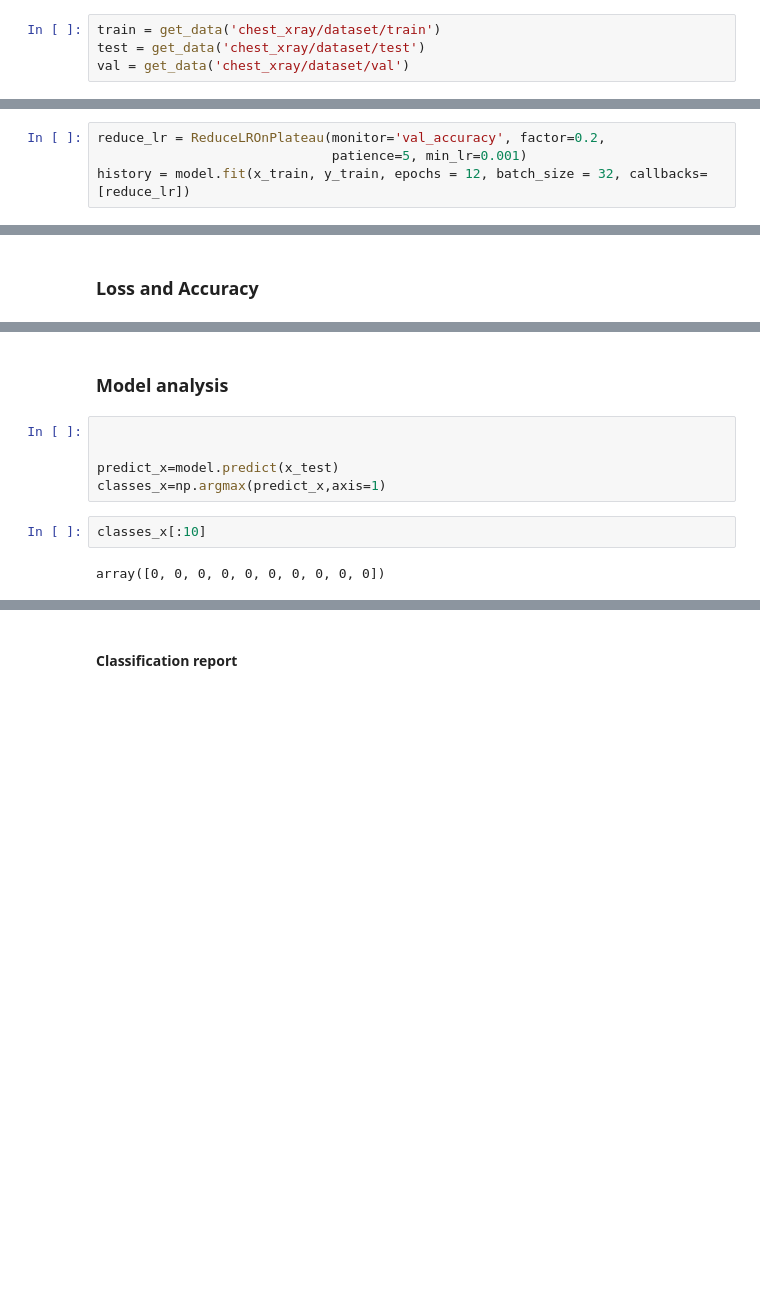
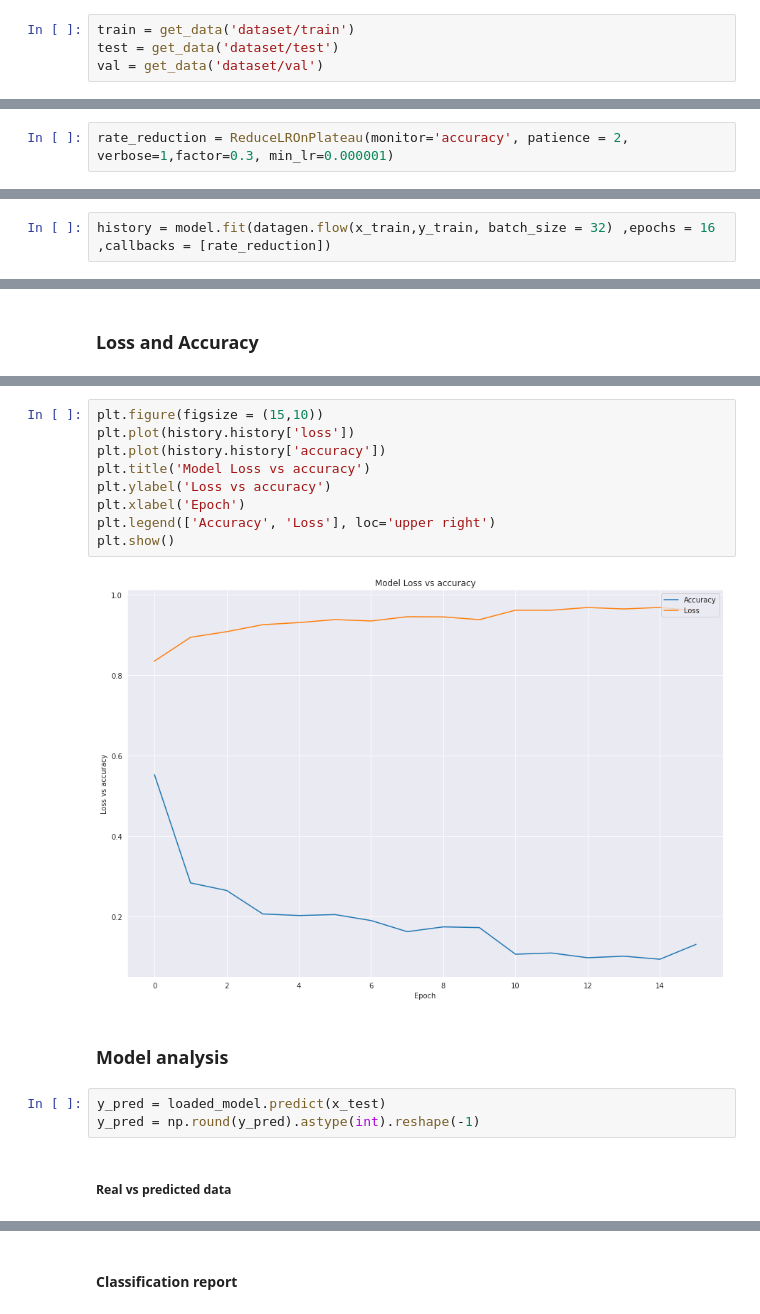
Before and after one commit to rohanpatankar926/onsite_health_diagnostics_aws_cicd, a Jupyter notebook: src/model/Pneumonia-detection/Pneumonia detection.ipynb, the cells around one changed output, grey strips where cells are left out. Drawn from its saved outputs; the diff is of its cells as text; blank space fills up the shorter version.

```diff
--- a/src/model/Pneumonia-detection/Pneumonia detection.ipynb
+++ b/src/model/Pneumonia-detection/Pneumonia detection.ipynb
@@ -34,9 +34,9 @@ def get_data(data_dir):
                 print(e)
     return np.array(data)
 # %%
-train = get_data('chest_xray/dataset/train')
-test = get_data('chest_xray/dataset/test')
-val = get_data('chest_xray/dataset/val')
+train = get_data('dataset/train')
+test = get_data('dataset/test')
+val = get_data('dataset/val')
 # %% [markdown]
 ### Visualize the data for the pneumonia
 # %%
@@ -224,4 +223,2 @@ To enable them in other operations, rebuild TensorFlow with the appropriate comp
 # %%
-reduce_lr = ReduceLROnPlateau(monitor='val_accuracy', factor=0.2,
-                              patience=5, min_lr=0.001)
-history = model.fit(x_train, y_train, epochs = 12, batch_size = 32, callbacks=[reduce_lr])
+rate_reduction = ReduceLROnPlateau(monitor='accuracy', patience = 2, verbose=1,factor=0.3, min_lr=0.000001)
@@ -249,0 +225,2 @@ Epoch 12/12
+# %%
+history = model.fit(datagen.flow(x_train,y_train, batch_size = 32) ,epochs = 16 ,callbacks = [rate_reduction])
@@ -262,11 +268,18 @@ Train accuracy: 0.9654908180236816
+# %%
+plt.figure(figsize = (15,10))
+plt.plot(history.history['loss'])
+plt.plot(history.history['accuracy'])
+plt.title('Model Loss vs accuracy')
+plt.ylabel('Loss vs accuracy')
+plt.xlabel('Epoch')
+plt.legend(['Accuracy', 'Loss'], loc='upper right')
+plt.show()
+# %% [output]
+[figure, added]
 # %% [markdown]
 ### Model analysis
 # %%
-
-
-predict_x=model.predict(x_test)
-classes_x=np.argmax(predict_x,axis=1)
+y_pred = loaded_model.predict(x_test)
+y_pred = np.round(y_pred).astype(int).reshape(-1)
-# %%
-classes_x[:10]
-# %% [output]
-array([0, 0, 0, 0, 0, 0, 0, 0, 0, 0])
+# %% [markdown]
+##### Real vs predicted data
```
Also changed, not shown: parts of 16 cells of this notebook, 1 other file.
